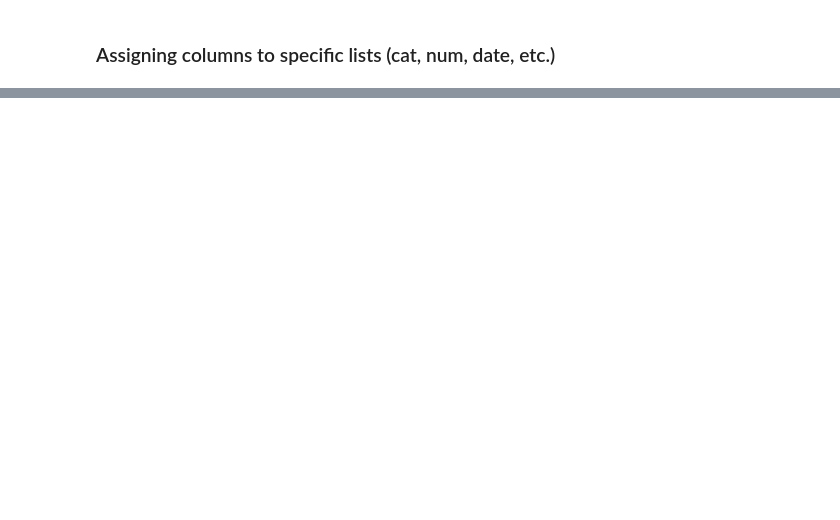
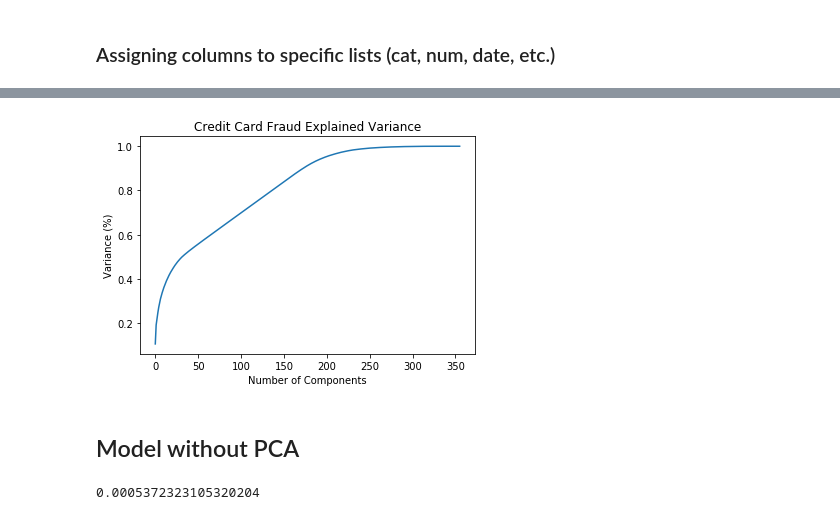
Before and after one commit to kirahman2/fraud_detection, a Jupyter notebook: Fraud Detection EDA.ipynb, the cells around one changed output, grey strips where cells are left out. Cells and saved outputs as stored; diff of their text form; code cells hidden in the pictures; blank space fills up the shorter version.

Commit message:
Adding PCA and SMOTE.

```diff
--- a/Fraud Detection EDA.ipynb
+++ b/Fraud Detection EDA.ipynb
@@ -127,14 +181,16 @@ class Preprocessing:
     def impute_features(self):
         df_temp = pp.df_train
         for val in col_cat:
-            if len(df_temp[val].unique()) < 10:
-                print('dummies encoded: ' + str(val))
-                df_dumm = pd.get_dummies(df_temp[val], prefix=val)
+            total_unique_val = pp.df_train[val].unique().shape[0]
+            if len(df_temp[val].unique()) < 100:
+                print('dummies encoded: ' + str(val) + ' unique ' + str(total_unique_val))
+                df_dumm = pd.get_dummies(df_temp[val], prefix=val, drop_first=True)
+                df_temp = df_temp.drop(val,axis=1)
                 df_temp = pd.concat([df_temp, df_dumm], axis=1)
             else:
                 le = LabelEncoder()
                 df_temp[val] = le.fit_transform(df_temp[val])
-                print('label encoded: ' + str(val))
+                print('label encoded: ' + str(val) + ' unique ' + str(total_unique_val))
         print('new dataframe shape:' + str(df_temp.shape))
         return df_temp
 
@@ -260,0 +386,3 @@ pp.df_train.head(5)
+# %%
+# fitting to all dimensions
+pca2 = PCA().fit(scaled_X)
@@ -260,0 +429,10 @@ pp.df_train.head(5)
+# %%
+plt.plot(np.cumsum(pca2.explained_variance_ratio_))
+plt.xlabel('Number of Components')
+plt.ylabel('Variance (%)')
+plt.title('Credit Card Fraud Explained Variance')
+plt.show()
+# %% [output]
+[figure, added]
+# %% [markdown]
+## Model without PCA
@@ -260,0 +443,10 @@ pp.df_train.head(5)
+# %%
+# Train model
+model = clf_lr2.fit(X_train2, y_train2)
+# Perform 10-Fold Cross Validation
+result = cross_val_score(clf_lr2, X_train2, y_train2, cv=10, scoring='f1')
+result.mean()
+# NEXT, we need to figure out how to use SMOTE then use PCA. We need
+# to balance our data first, then we can use PCA...
+# %% [output]
+0.0005372323105320204
```
Also changed, not shown: parts of 47 cells of this notebook.
